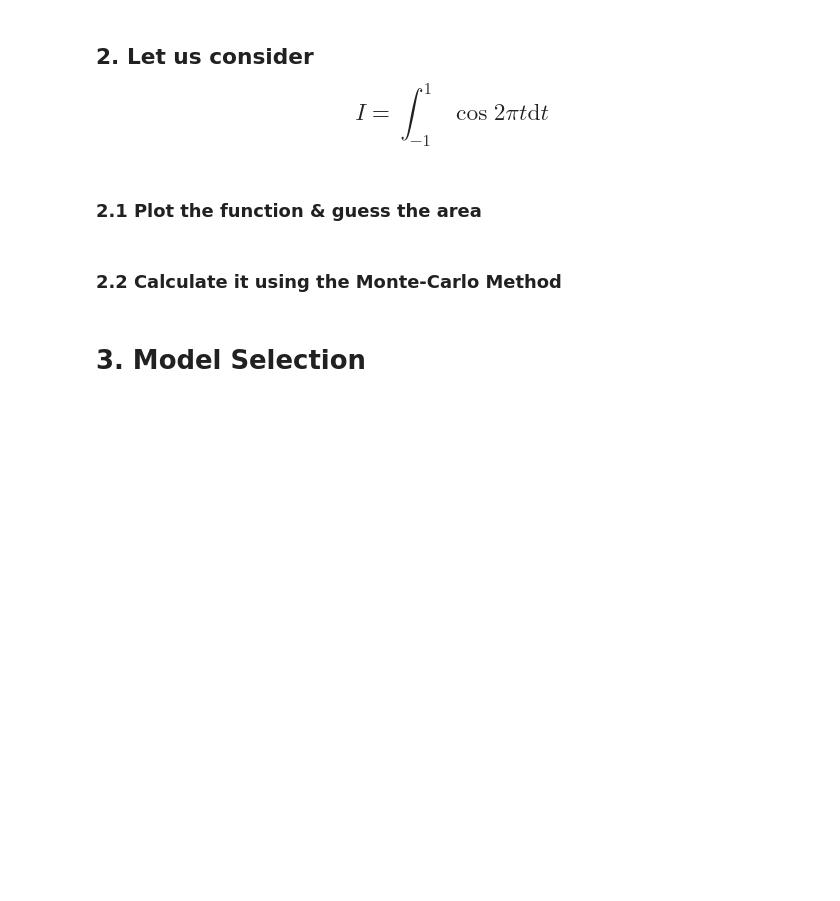
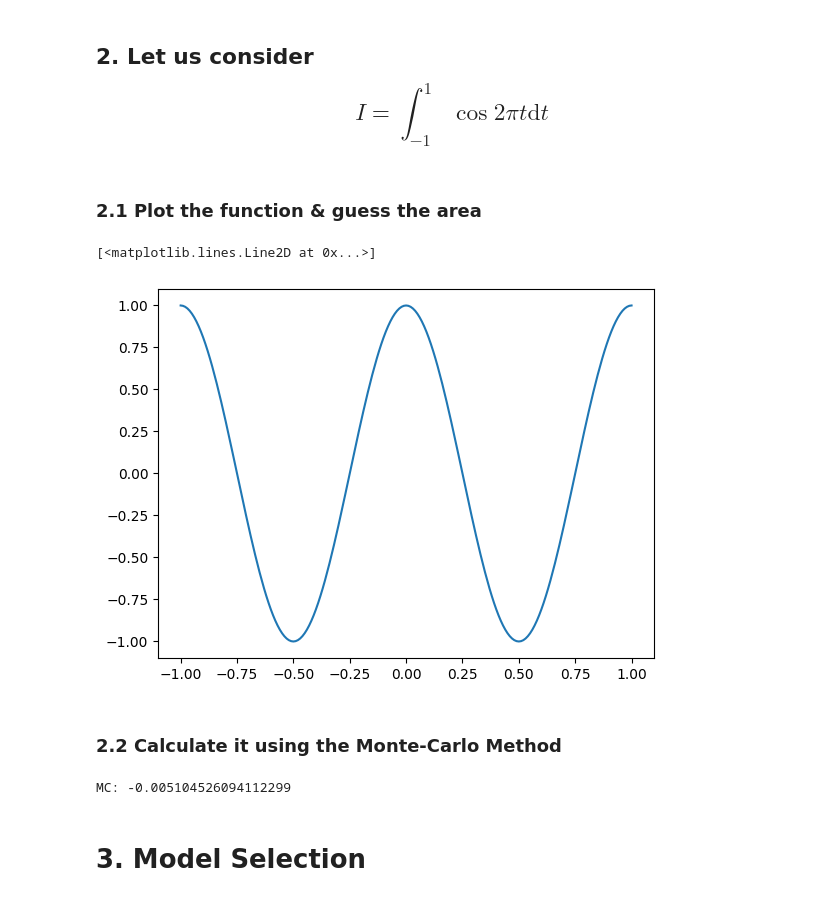
Before and after one commit to blhuillier/2025B_AstroDataAnalysis, a Jupyter notebook: Notebooks/Chap_7_Bayesian_exercise.ipynb, the cells around one changed output. Drawn from its saved outputs; the diff is of its cells as text; code cells hidden in the pictures; blank space fills up the shorter version.

```diff
--- a/Notebooks/Chap_7_Bayesian_exercise.ipynb
+++ b/Notebooks/Chap_7_Bayesian_exercise.ipynb
@@ -71,8 +85,25 @@ print (f" Expected pi/4 = {np.pi/4}")
 ## 2. Let us consider  $$I=\int_{-1}^{1} \cos 2\pi t \mathrm d t$$
 # %% [markdown]
 ### 2.1 Plot the function & guess the area
+# %%
+def func2(tt):
+  return np.cos(2*np.pi*tt)
+
+fig,ax = plt.subplots(1)
+uu = np.linspace(-1,1,num=201)
+ax.plot(uu,func2(uu))
+# %% [output]
+[<matplotlib.lines.Line2D at 0x...>]
+[figure, added]
 # %% [markdown]
 ### 2.2 Calculate it using the Monte-Carlo Method
+# %%
+
+xx = r.uniform(-1,1,NN)
+I_MC = func2(xx).sum() / NN
+print (f"MC: {I_MC}")
+# %% [output]
+MC: -0.005104526094112299
 # %% [markdown]
 # 3. Model Selection
 # %% [markdown]
```
Also changed, not shown: parts of 18 cells of this notebook.
